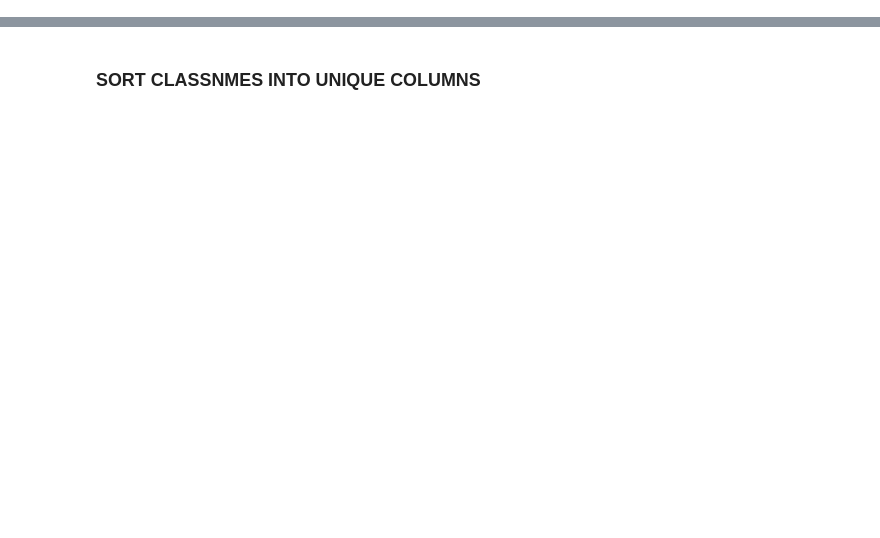
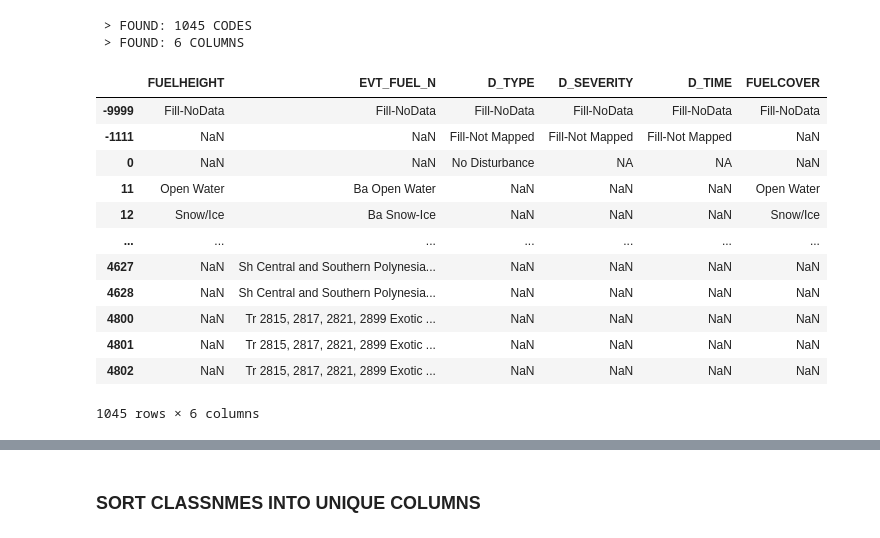
Before and after one commit to a-taylor1/DATA450_Team5, a Jupyter notebook: datamining_project2.ipynb, the cells around one changed output, grey strips where cells are left out. Saved outputs shown, nothing was run; the diff lists cells and outputs as text; code cells hidden in the pictures; blank space fills up the shorter version.

Commit message:
Started formatting for new data layers

```diff
--- a/datamining_project2.ipynb
+++ b/datamining_project2.ipynb
@@ -56,0 +51,25 @@ key_table
+# %%
+DATA_PATH = './apr26_reformatted'
+# %%
+layer_dirs = os.listdir(DATA_PATH)
+table_dict = {}
+for l in layer_dirs:
+  file_list = os.listdir(f'{DATA_PATH}/{l}')
+  for f in file_list:
+    if f.endswith('.dbf'):
+      df = read_file(f'{DATA_PATH}/{l}/{f}')
+      df = df.drop(columns = ['R', 'G', 'B', 'RED', 'GREEN', 'BLUE'])
+      # Ensure column names are standard strings before renaming
+      df.columns = [str(col) for col in df.columns]
+      df = df.set_index('VALUE')
+      if 'EVH' in df.columns: df = df.drop(columns = ['EVH'])
+      if 'EVT_FUEL' in df.columns: df = df.drop(columns = ['EVT_FUEL'])
+      if 'fuelcover' in f: df.columns = df.columns.to_series().replace({'CLASSNAMES':'FUELCOVER'}).tolist()
+      if 'fuelheight' in f: df.columns = df.columns.to_series().replace({'CLASSNAMES':'FUELHEIGHT'}).tolist()
+
+
+      table_dict[f.replace('_codes.dbf', '')] = df
+
+for k, v in table_dict.items():
+  print(f' > {k}')
+  display( v.head() )
@@ -56,0 +109,35 @@ key_table
+# %%
+# Get a list of all VALUE levels
+value_list = []
+for k, v in table_dict.items():
+  value_list.extend(v.index.tolist())
+value_list = list(set(value_list))
+value_list.sort()
+print(f' > FOUND: {len(value_list)} CODES')
+
+col_list = []
+for k, v in table_dict.items():
+  col_list.extend(v.columns)
+print(f' > FOUND: {len(col_list)} COLUMNS')
+# %% [output]
+ > FOUND: 1045 CODES
+ > FOUND: 6 COLUMNS
+# %%
+key_table = pd.DataFrame(index = value_list, columns = col_list)
+for k, v in table_dict.items():
+  key_table.update(v)
+key_table
+# %% [output]
+|  | FUELHEIGHT | EVT_FUEL_N | D_TYPE | D_SEVERITY | D_TIME | FUELCOVER |
+| -9999 | Fill-NoData | Fill-NoData | Fill-NoData | Fill-NoData | Fill-NoData | Fill-NoData |
+| -1111 | NaN | NaN | Fill-Not Mapped | Fill-Not Mapped | Fill-Not Mapped | NaN |
+| 0 | NaN | NaN | No Disturbance | NA | NA | NaN |
+| 11 | Open Water | Ba Open Water | NaN | NaN | NaN | Open Water |
+| 12 | Snow/Ice | Ba Snow-Ice | NaN | NaN | NaN | Snow/Ice |
+| ... | ... | ... | ... | ... | ... | ... |
+| 4627 | NaN | Sh Central and Southern Polynesia... | NaN | NaN | NaN | NaN |
+| 4628 | NaN | Sh Central and Southern Polynesia... | NaN | NaN | NaN | NaN |
+| 4800 | NaN | Tr 2815, 2817, 2821, 2899 Exotic ... | NaN | NaN | NaN | NaN |
+| 4801 | NaN | Tr 2815, 2817, 2821, 2899 Exotic ... | NaN | NaN | NaN | NaN |
+| 4802 | NaN | Tr 2815, 2817, 2821, 2899 Exotic ... | NaN | NaN | NaN | NaN |
+1045 rows × 6 columns
```
Also changed, not shown: parts of 24 cells of this notebook.
